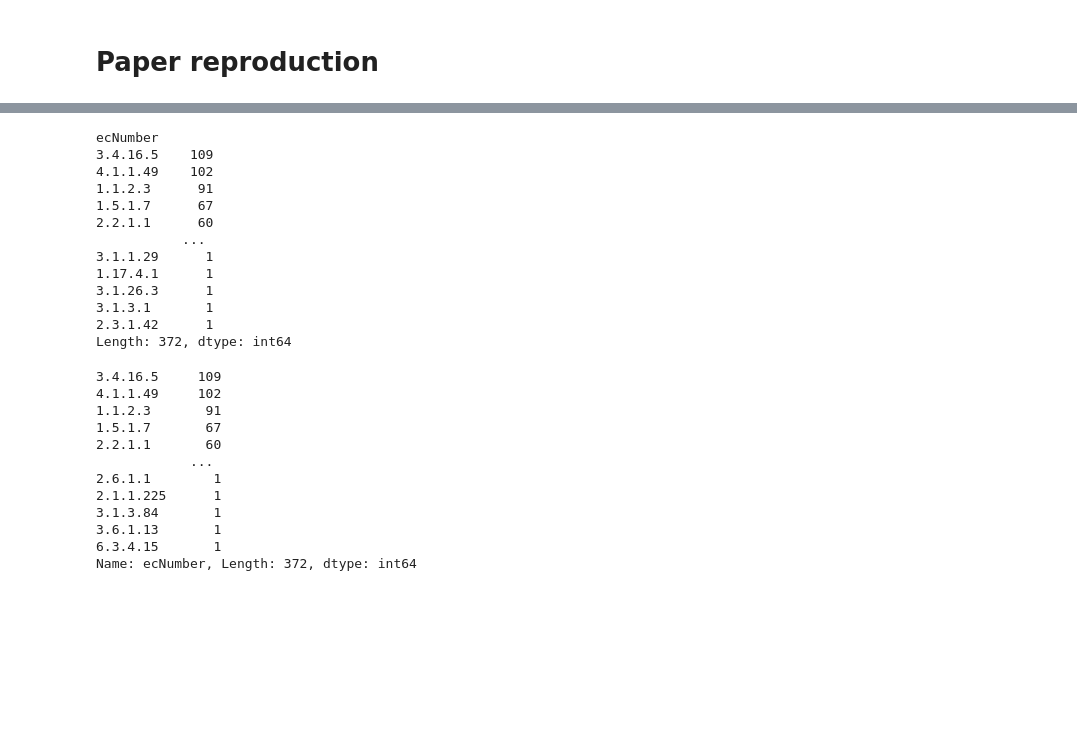
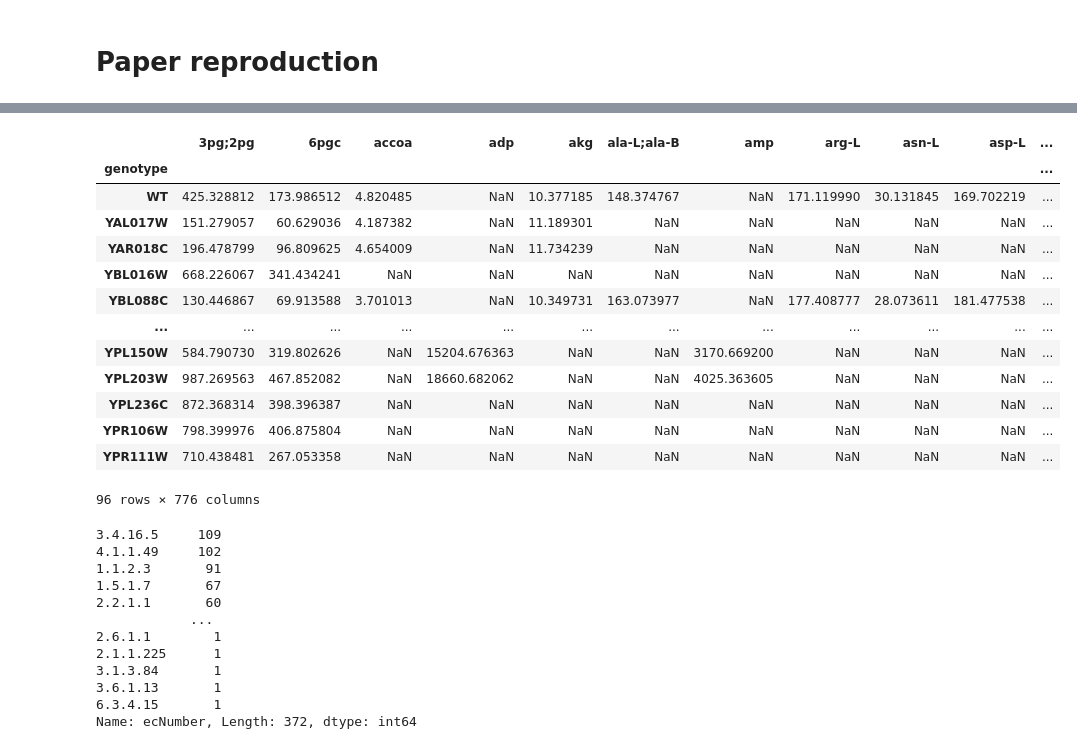
Before and after one commit to trdvangraft/thesis, a Jupyter notebook: metaengineering/main.ipynb, the cells around one changed output, grey strips where cells are left out. Saved outputs shown, nothing was run; the diff lists cells and outputs as text; code cells hidden in the pictures; blank space fills up the shorter version.

```diff
--- a/metaengineering/main.ipynb
+++ b/metaengineering/main.ipynb
@@ -81,19 +65,24 @@ brenda
-# %%
-brenda.value_counts('ecNumber')
-# %% [output]
-ecNumber
-3.4.16.5    109
-4.1.1.49    102
-1.1.2.3      91
-1.5.1.7      67
-2.2.1.1      60
-           ...
-3.1.1.29      1
-1.17.4.1      1
-3.1.26.3      1
-3.1.3.1       1
-2.3.1.42      1
-Length: 372, dtype: int64
+# %%
+RHS = raw_proteins.groupby(by=['KO_ORF', 'ORF'])['value'].mean().to_frame().pivot_table(index='KO_ORF', columns='ORF', values='value')
+# %%
+LHS = raw_metabolites.pivot_table(index='genotype', columns='metabolite_id', values='value')
+# %%
+LHS.reset_index().merge(RHS, left_on='genotype', right_on='KO_ORF').set_index('genotype')
+# %% [output]
+|  | 3pg;2pg | 6pgc | accoa | adp | akg | ala-L;ala-B | amp | arg-L | asn-L | asp-L | ... |
+| genotype |  |  |  |  |  |  |  |  |  |  | ... |
+| WT | 425.328812 | 173.986512 | 4.820485 | NaN | 10.377185 | 148.374767 | NaN | 171.119990 | 30.131845 | 169.702219 | ... |
+| YAL017W | 151.279057 | 60.629036 | 4.187382 | NaN | 11.189301 | NaN | NaN | NaN | NaN | NaN | ... |
+| YAR018C | 196.478799 | 96.809625 | 4.654009 | NaN | 11.734239 | NaN | NaN | NaN | NaN | NaN | ... |
+| YBL016W | 668.226067 | 341.434241 | NaN | NaN | NaN | NaN | NaN | NaN | NaN | NaN | ... |
+| YBL088C | 130.446867 | 69.913588 | 3.701013 | NaN | 10.349731 | 163.073977 | NaN | 177.408777 | 28.073611 | 181.477538 | ... |
+| ... | ... | ... | ... | ... | ... | ... | ... | ... | ... | ... | ... |
+| YPL150W | 584.790730 | 319.802626 | NaN | 15204.676363 | NaN | NaN | 3170.669200 | NaN | NaN | NaN | ... |
+| YPL203W | 987.269563 | 467.852082 | NaN | 18660.682062 | NaN | NaN | 4025.363605 | NaN | NaN | NaN | ... |
+| YPL236C | 872.368314 | 398.396387 | NaN | NaN | NaN | NaN | NaN | NaN | NaN | NaN | ... |
+| YPR106W | 798.399976 | 406.875804 | NaN | NaN | NaN | NaN | NaN | NaN | NaN | NaN | ... |
+| YPR111W | 710.438481 | 267.053358 | NaN | NaN | NaN | NaN | NaN | NaN | NaN | NaN | ... |
+96 rows × 776 columns
 # %%
 brenda['ecNumber'].value_counts()
 # %% [output]
```
Also changed, not shown: parts of 2 cells of this notebook, 7 other files.
